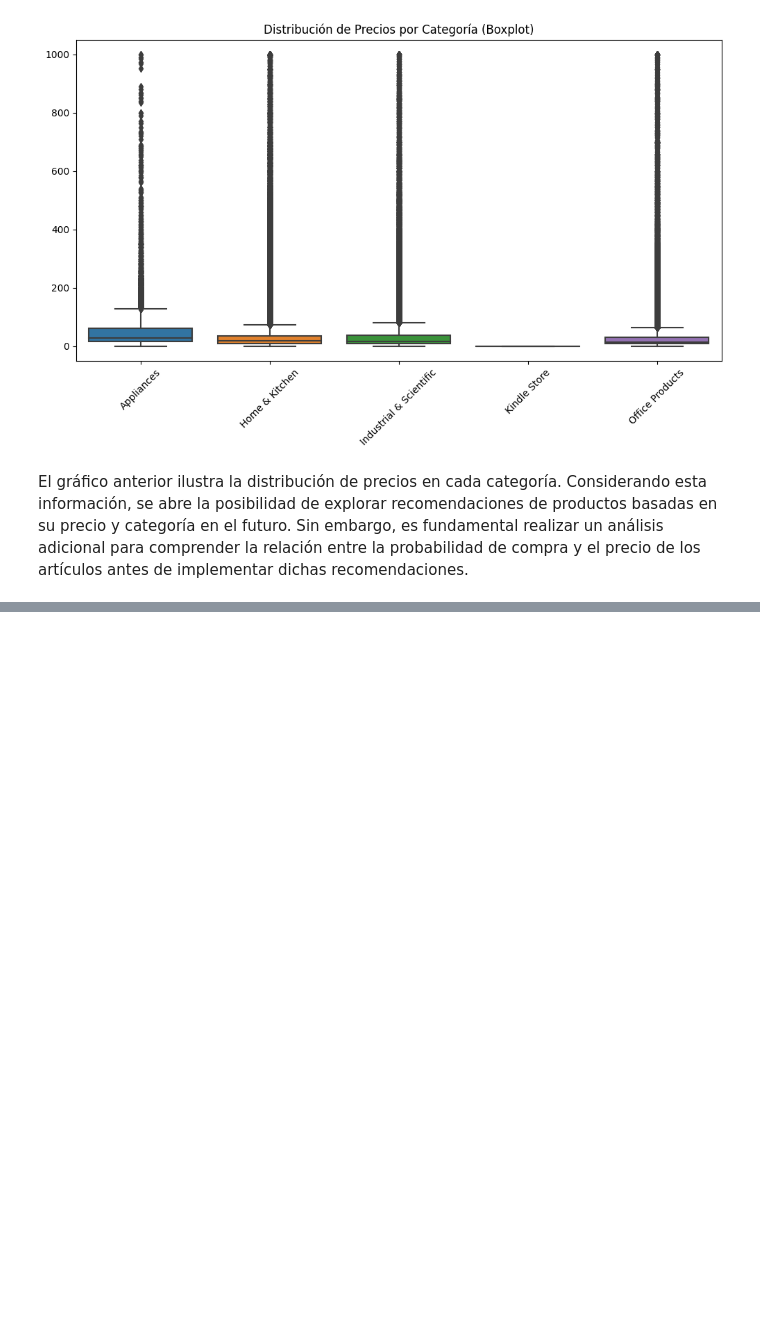
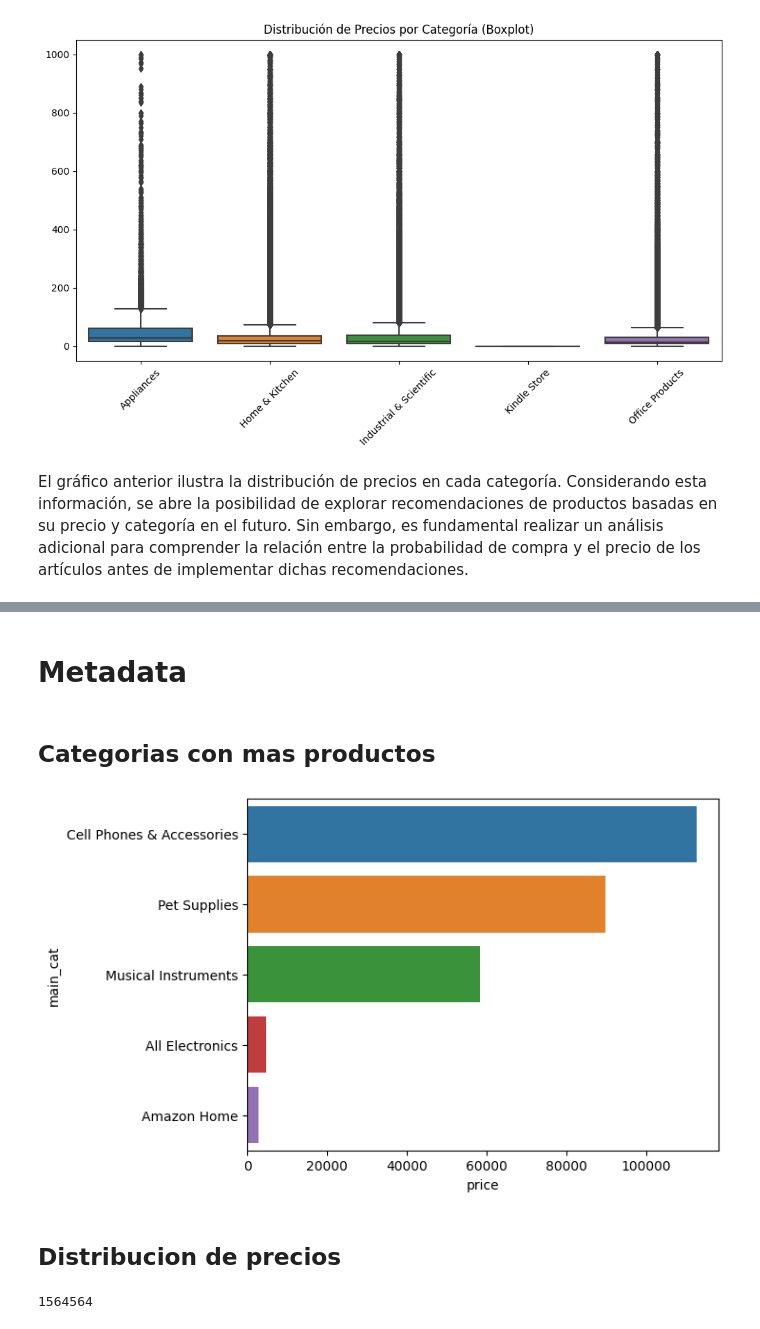
Before and after one commit to AlejandroManrrique/Amazon-Reviews, a Jupyter notebook: EDA.ipynb, the cells around one changed output, grey strips where cells are left out. Drawn from its saved outputs; the diff is of its cells as text; code cells hidden in the pictures; blank space fills up the shorter version.

```diff
--- a/EDA.ipynb
+++ b/EDA.ipynb
@@ -123,0 +132,2 @@ El gráfico anterior ilustra la distribución de precios en cada categoría. Con
+# %%
+metadatas = ['metadata_parquet/meta_Cell_Phones_and_Accessories.parquet.gzip','metadata_parquet/meta_Clothing_Shoes_and_Jewelry.parquet.gzip','metadata_parquet/meta_Musical_Instruments.parquet.gzip','metadata_parquet/meta_Pet_Supplies.parquet.gzip']
@@ -123,0 +179,7 @@ El gráfico anterior ilustra la distribución de precios en cada categoría. Con
+# %%
+metadata_dfs = []
+for metadata in metadatas:
+    df = pd.read_parquet(metadata)
+    metadata_dfs.append(df)
+# %%
+concatenated_metadfs = pd.concat(metadata_dfs)
@@ -123,0 +275,18 @@ El gráfico anterior ilustra la distribución de precios en cada categoría. Con
+# %% [markdown]
+# Metadata
+# %% [markdown]
+## Categorias con mas productos
+# %%
+sns.barplot(data = concatenated_metadfs.groupby('main_cat').count().sort_values('price',ascending=False).head().reset_index(),
+            x='price',
+            y='main_cat')
+plt.show()
+# %% [output]
+[figure, added]
+# %% [markdown]
+## Distribucion de precios
+# %%
+# Cantidad de nulos en price
+concatenated_metadfs['price'].isna().sum()
+# %% [output]
+1564564
```
Also changed, not shown: parts of 175 cells of this notebook.
